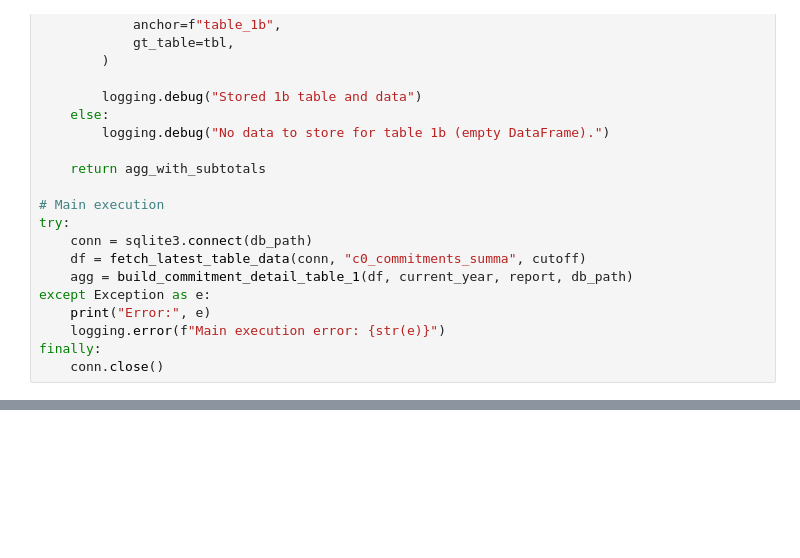
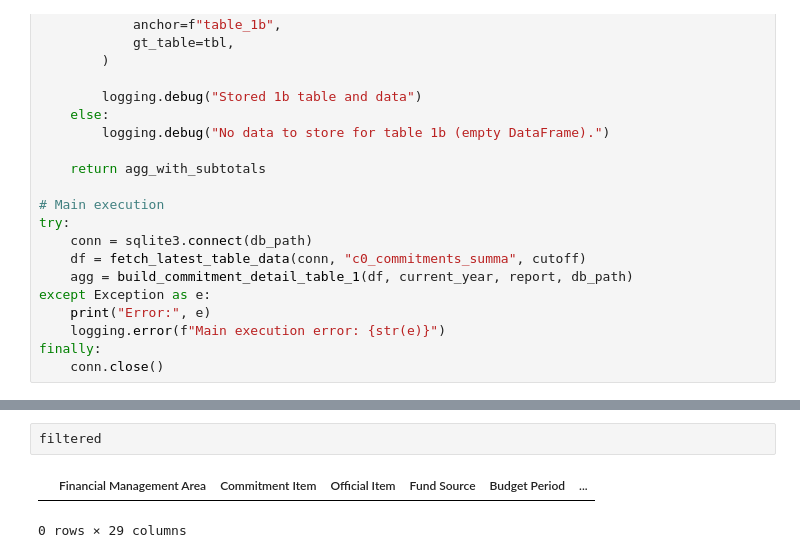
Before and after one commit to vinciliba/QuarterlyReport, a Jupyter notebook: test.ipynb, the cells around one changed output, grey strips where cells are left out. Drawn from its saved outputs; the diff is of its cells as text; blank space fills up the shorter version.

```diff
--- a/test.ipynb
+++ b/test.ipynb
@@ -1333,0 +1970,5 @@ df.to_excel("test.xlsx", index=False)
+# %%
+filtered
+# %% [output]
+|  | Financial Management Area | Commitment Item | Official Item | Fund Source | Budget Period | ... |
+0 rows × 29 columns
```
Also changed, not shown: parts of 5 cells of this notebook, 4 other files.
